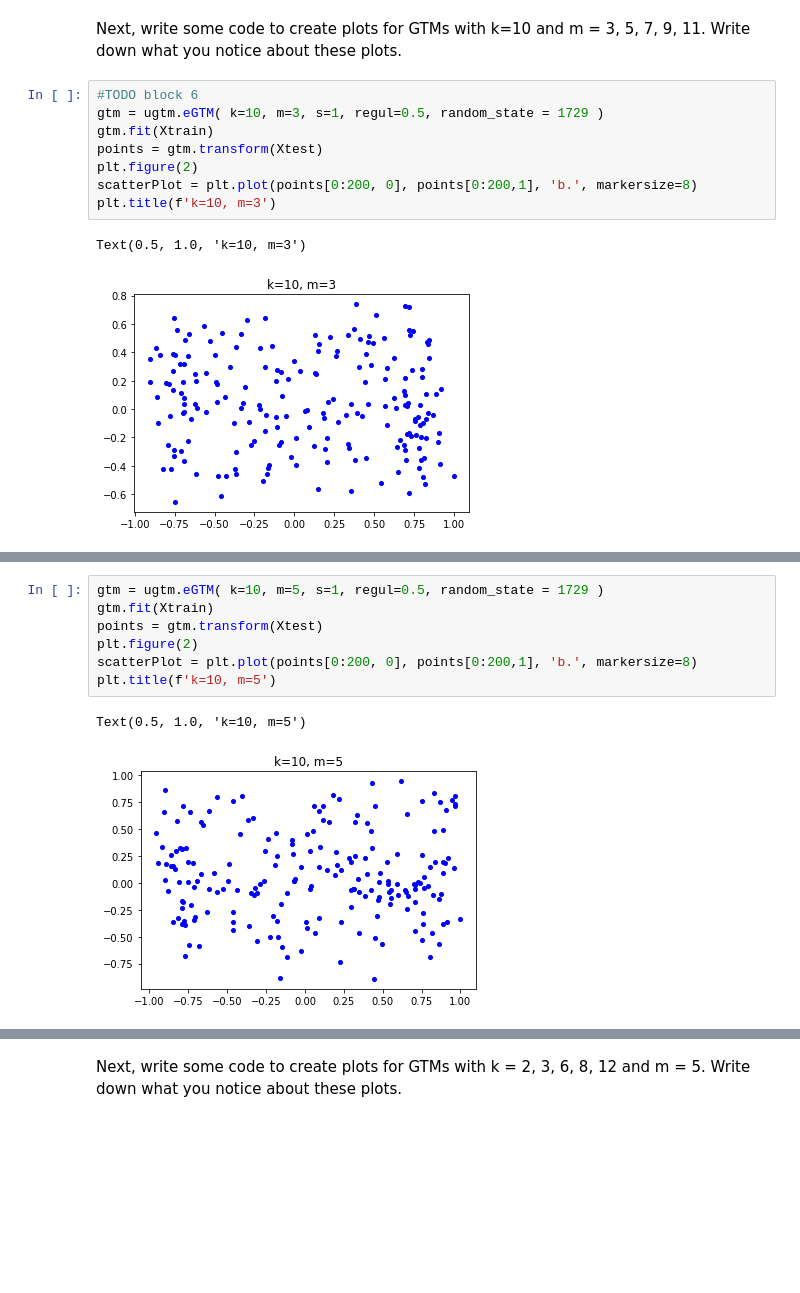
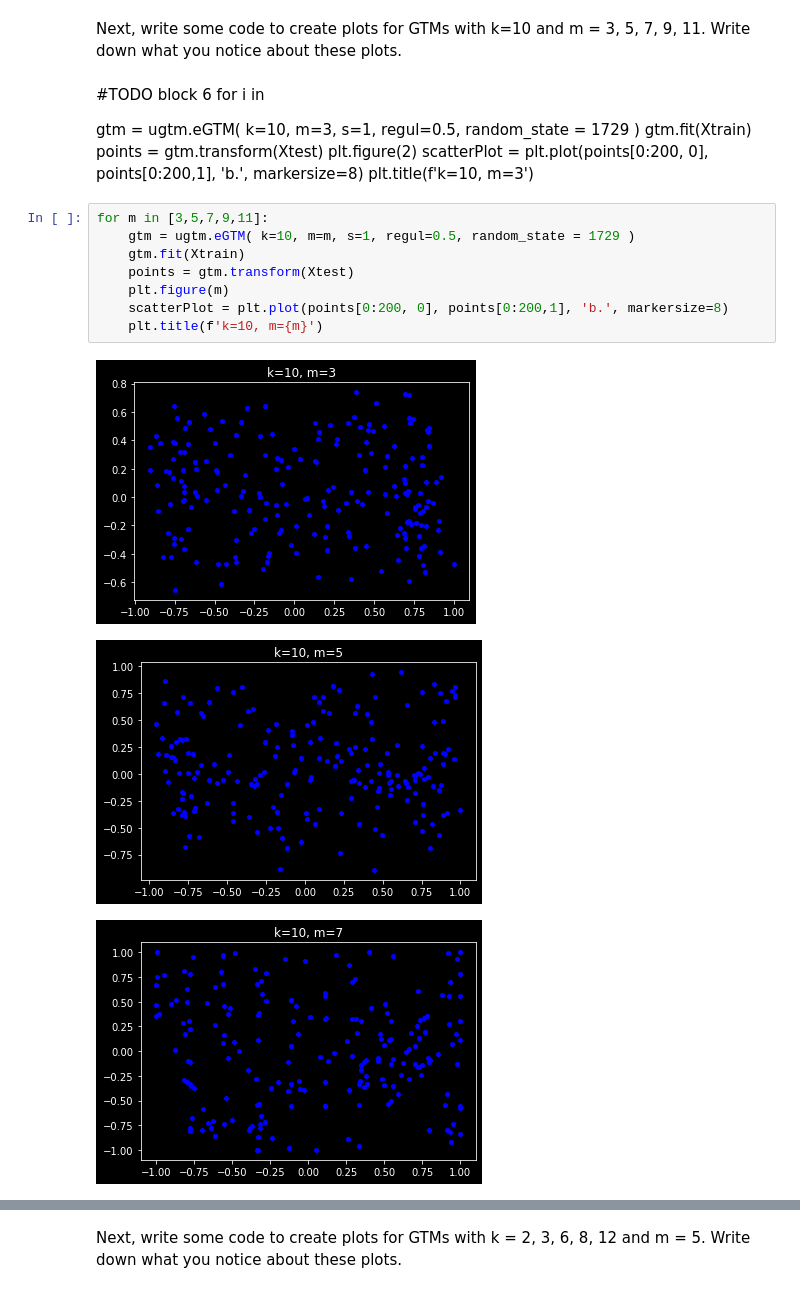
Before and after one commit to Raynham/Advanced-Data-Dnalytics, a Jupyter notebook: week3/worksheet3.ipynb, the cells around one changed output, grey strips where cells are left out. Saved outputs shown, nothing was run; the diff lists cells and outputs as text; blank space fills up the shorter version.

```diff
--- a/week3/worksheet3.ipynb
+++ b/week3/worksheet3.ipynb
@@ -221,14 +254,25 @@ Text(0.5, 1.0, 'k=10, m=5')
 Can you spot any outliers in this plot?
 # %% [markdown]
 Next, write some code to create plots for GTMs with k=10 and m = 3, 5, 7, 9, 11. Write down what you notice about these plots.
+# %% [markdown]
+#TODO block 6
+for i in
+
+gtm = ugtm.eGTM( k=10, m=3, s=1, regul=0.5, random_state = 1729 )
+gtm.fit(Xtrain)
+points = gtm.transform(Xtest)
+plt.figure(2)
+scatterPlot = plt.plot(points[0:200, 0], points[0:200,1], 'b.', markersize=8)
+plt.title(f'k=10, m=3')
 # %%
-#TODO block 6
-gtm = ugtm.eGTM( k=10, m=3, s=1, regul=0.5, random_state = 1729 )
-gtm.fit(Xtrain)
-points = gtm.transform(Xtest)
-plt.figure(2)
-scatterPlot = plt.plot(points[0:200, 0], points[0:200,1], 'b.', markersize=8)
-plt.title(f'k=10, m=3')
+for m in [3,5,7,9,11]:
+    gtm = ugtm.eGTM( k=10, m=m, s=1, regul=0.5, random_state = 1729 )
+    gtm.fit(Xtrain)
+    points = gtm.transform(Xtest)
+    plt.figure(m)
+    scatterPlot = plt.plot(points[0:200, 0], points[0:200,1], 'b.', markersize=8)
+    plt.title(f'k=10, m={m}')
 # %% [output]
-Text(0.5, 1.0, 'k=10, m=3')
-[figure, old version]
+[figure, new version]
+[figure, added]
+[figure, added]
@@ -235,10 +280,0 @@ Text(0.5, 1.0, 'k=10, m=3')
-# %%
-gtm = ugtm.eGTM( k=10, m=5, s=1, regul=0.5, random_state = 1729 )
-gtm.fit(Xtrain)
-points = gtm.transform(Xtest)
-plt.figure(2)
-scatterPlot = plt.plot(points[0:200, 0], points[0:200,1], 'b.', markersize=8)
-plt.title(f'k=10, m=5')
-# %% [output]
-Text(0.5, 1.0, 'k=10, m=5')
-[figure, removed]
```
Also changed, not shown: parts of 16 cells of this notebook, 2 other files.
